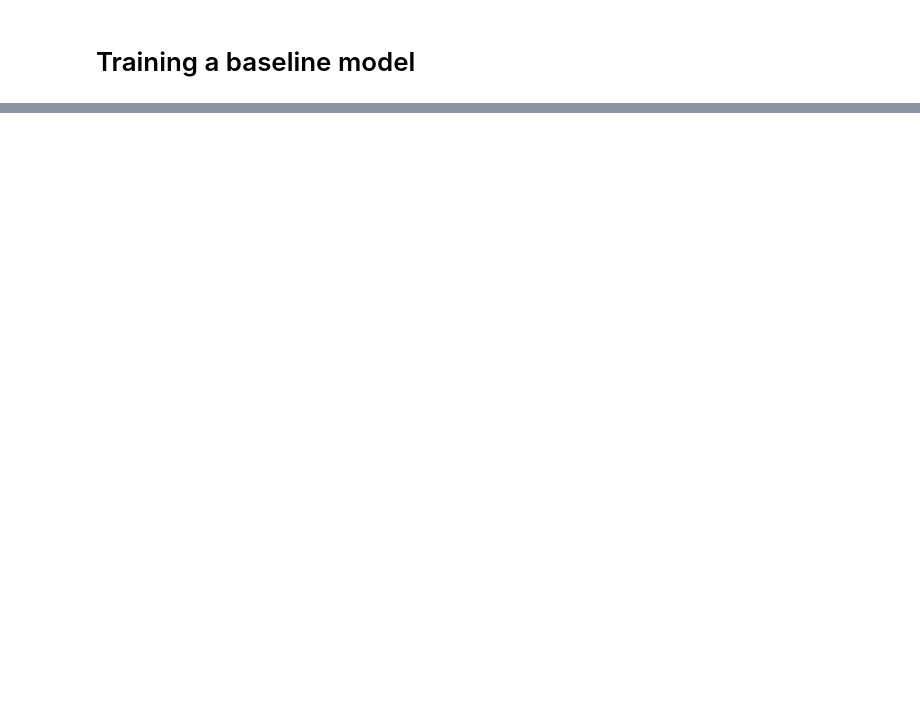
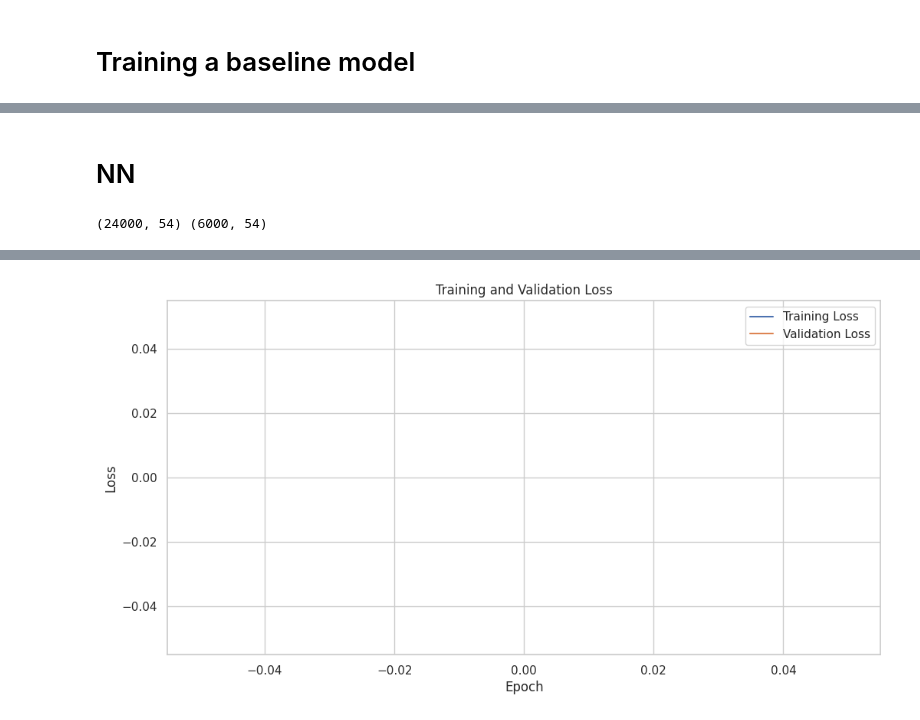
Before and after one commit to hargurjeet/AI-102-AIEngineer, a Jupyter notebook: Modelling.ipynb, the cells around one changed output, grey strips where cells are left out. Saved outputs shown, nothing was run; the diff lists cells and outputs as text; code cells hidden in the pictures; blank space fills up the shorter version.

```diff
--- a/Modelling.ipynb
+++ b/Modelling.ipynb
@@ -266,0 +416,2 @@ preprocessor = ColumnTransformer(
+# %% [markdown]
+# NN
@@ -266,0 +452,45 @@ preprocessor = ColumnTransformer(
+# %%
+# Create a SimpleImputer instance with most frequent strategy
+imputer = SimpleImputer(strategy='most_frequent')
+imputer.fit(X_train_subset[categorical_features])
+X_train_subset[categorical_features] = imputer.transform(X_train_subset[categorical_features])
+X_test_subset[categorical_features] = imputer.transform(X_test_subset[categorical_features])
+
+# One-Hot Encoding using Pandas get_dummies
+encoded_df_train = pd.get_dummies(X_train_subset[categorical_features], columns=categorical_features)
+encoded_df_test = pd.get_dummies(X_test_subset[categorical_features], columns=categorical_features)
+# %%
+X_train_transformed = X_train_subset[numeric_features] + encoded_df_train
+X_test_transformed = X_test_subset[numeric_features] + encoded_df_test
+print(X_train_transformed.shape, X_test_transformed.shape)
+# %% [output]
+(24000, 54) (6000, 54)
+# %%
+# Build the neural network model
+model = keras.Sequential([
+    layers.Dense(128, activation='relu', input_shape=[X_train_subset.shape[1]]),
+    layers.Dense(64, activation='relu'),
+    layers.Dense(1)  # Output layer
+])
+
+model.compile(optimizer='adam', loss='mean_squared_error')
+
+# Train the model
+history = model.fit(X_train_transformed, y_train_subset, epochs=100, validation_data=(X_test_transformed,\
+                                                                                      y_test_subset), verbose=0)
+
+# Evaluate the model
+train_loss = model.evaluate(X_train_transformed, y_train_subset, verbose=0)
+test_loss = model.evaluate(X_test_transformed, y_test_subset, verbose=0)
+print(f'Training Loss: {train_loss}, Test Loss: {test_loss}')
+
+# Plot training history
+plt.figure(figsize=(12, 6))
+plt.plot(history.history['loss'], label='Training Loss')
+plt.plot(history.history['val_loss'], label='Validation Loss')
+plt.xlabel('Epoch')
+plt.ylabel('Loss')
+plt.title('Training and Validation Loss')
+plt.legend()
+plt.show()
+# %% [output]
@@ -266,0 +498 @@ preprocessor = ColumnTransformer(
+[figure, added]
```
Also changed, not shown: parts of 29 cells of this notebook.
